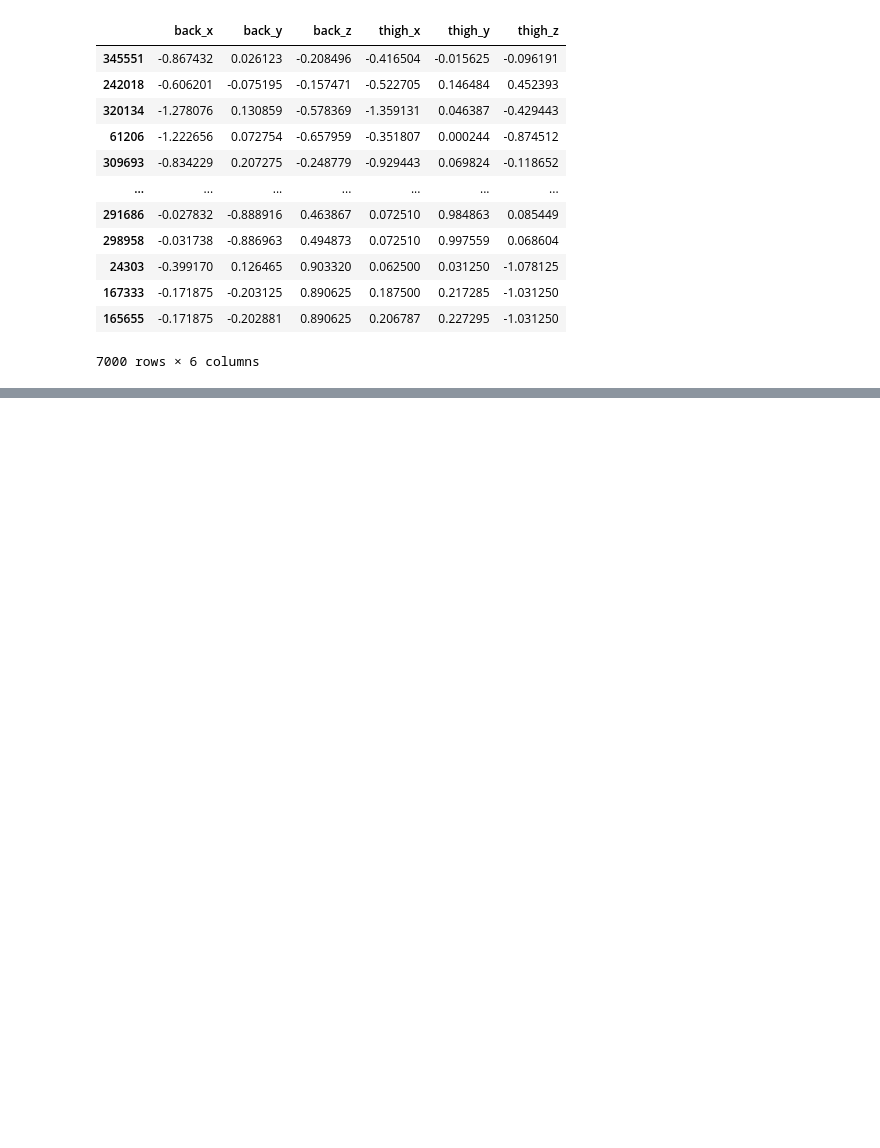
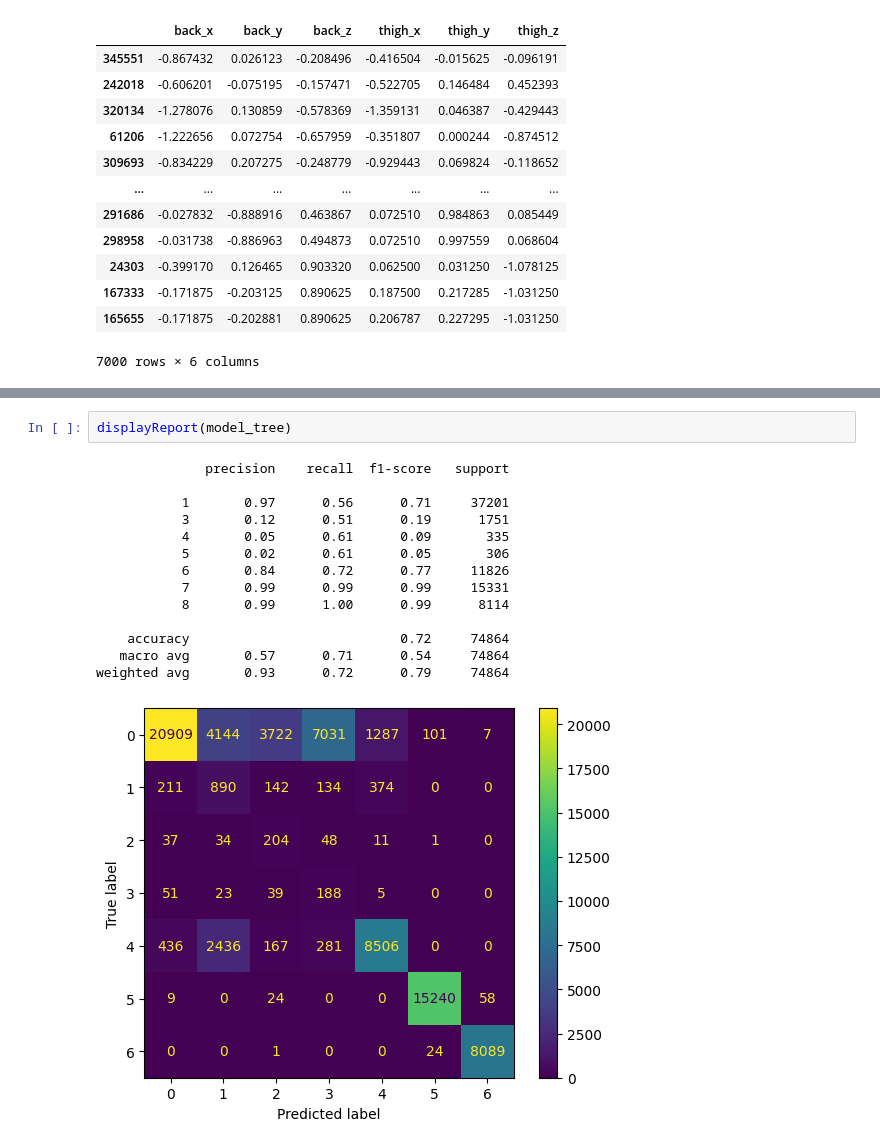
Before and after one commit to Miguel-Graham/Movement-Classifier, a Jupyter notebook: FINAL-PROJECT-NOTEBOOK.ipynb, the cells around one changed output, grey strips where cells are left out. Cells and saved outputs as stored; diff of their text form; blank space fills up the shorter version.

```diff
--- a/FINAL-PROJECT-NOTEBOOK.ipynb
+++ b/FINAL-PROJECT-NOTEBOOK.ipynb
@@ -151,0 +235,17 @@ weighted avg       0.91      0.60      0.66     74864
+# %%
+displayReport(model_tree)
+# %% [output]
+              precision    recall  f1-score   support
+
+           1       0.97      0.56      0.71     37201
+           3       0.12      0.51      0.19      1751
+           4       0.05      0.61      0.09       335
+           5       0.02      0.61      0.05       306
+           6       0.84      0.72      0.77     11826
+           7       0.99      0.99      0.99     15331
+           8       0.99      1.00      0.99      8114
+
+    accuracy                           0.72     74864
+   macro avg       0.57      0.71      0.54     74864
+weighted avg       0.93      0.72      0.79     74864
+[figure, added]
```
Also changed, not shown: parts of 24 cells of this notebook.
